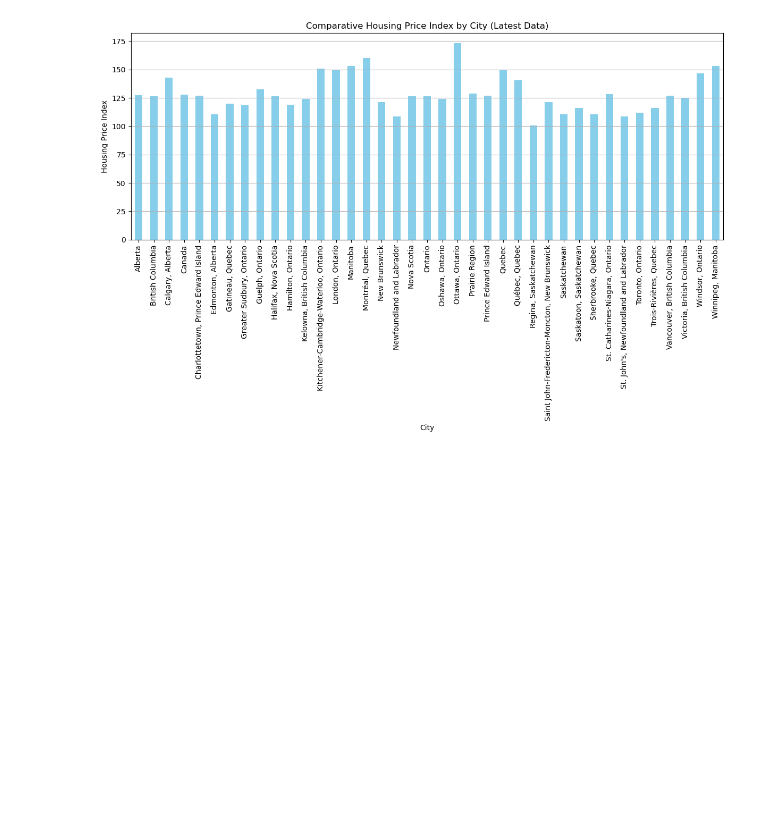
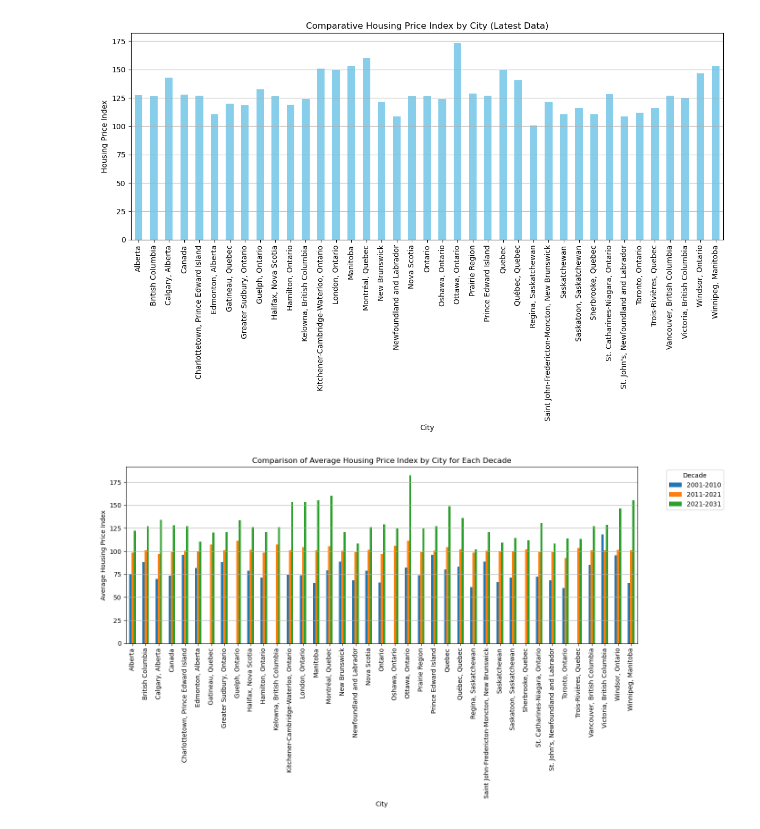
Before and after one commit to hitechparadigm/team_project_2, a Jupyter notebook: src/hpi_map.ipynb, the cells around one changed output. Cells and saved outputs as stored; diff of their text form; code cells hidden in the pictures; blank space fills up the shorter version.

```diff
--- a/src/hpi_map.ipynb
+++ b/src/hpi_map.ipynb
@@ -340,3 +340,43 @@ plt.tight_layout()
 plt.show()
 # %% [output]
 [figure]
+# %%
+import pandas as pd
+import matplotlib.pyplot as plt
+
+# Load your dataset
+file_path = '../data/processed/Housing_Price_Index_1981_2024.csv'  # Replace with the actual file path
+housing_data = pd.read_csv(file_path)
+
+# Convert 'Month-Year' to datetime
+housing_data['Month-Year'] = pd.to_datetime(housing_data['Month-Year'], format='%Y-%m')
+
+# Set 'Month-Year' as index
+housing_data.set_index('Month-Year', inplace=True)
+
+# Resample the data to get the average housing price index for each decade
+# Manually define the decade periods
+housing_data['Decade'] = pd.cut(housing_data.index.year,
+                                bins=[2000, 2010, 2021, 2031],
+                                labels=['2001-2010', '2011-2021', '2021-2031'])
+
+# Group by the Decade column and calculate the mean for each city
+housing_data_decade = housing_data.groupby('Decade').mean()
+
+# Plotting the average price index for each city by decade
+fig, ax = plt.subplots(figsize=(14, 8))
+
+# Creating a bar chart for each decade
+housing_data_decade.T.plot(kind='bar', ax=ax)
+
+plt.title('Comparison of Average Housing Price Index by City for Each Decade')
+plt.xlabel('City')
+plt.ylabel('Average Housing Price Index')
+plt.xticks(rotation=90)
+plt.legend(title='Decade', bbox_to_anchor=(1.05, 1), loc='upper left')
+plt.grid(axis='y')
+
+plt.tight_layout()
+plt.show()
+# %% [output]
+[figure, added]
```
Also changed, not shown: 2 other files.
